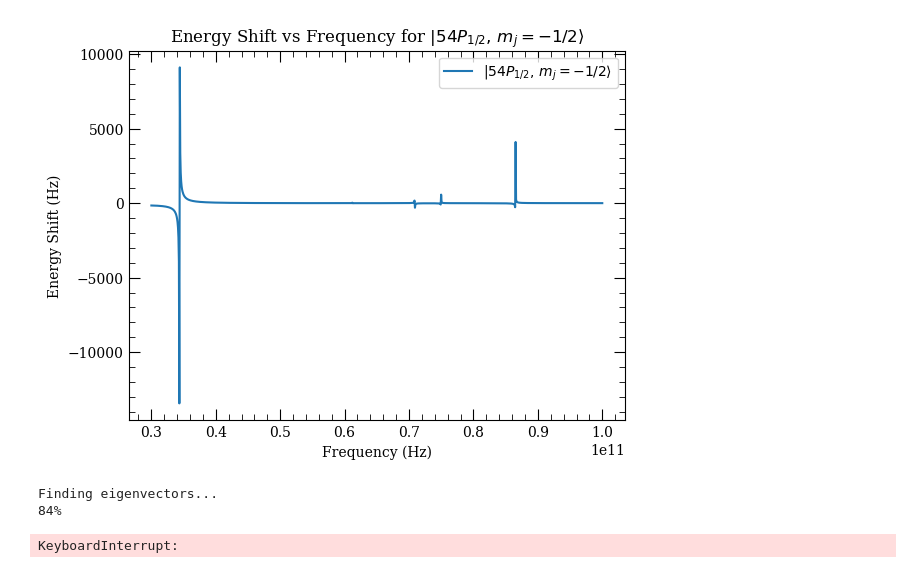
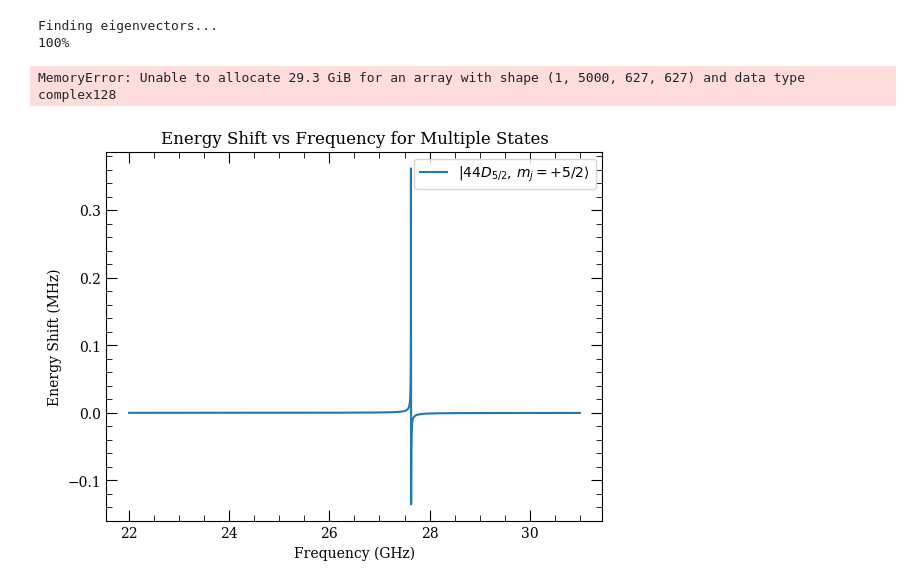
Before and after one commit to AVKGitHub1/rydberg_calcs, a Jupyter notebook: ryd_calcs.ipynb, the cells around one changed output. Cells and saved outputs as stored; diff of their text form; code cells hidden in the pictures.

```diff
--- a/ryd_calcs.ipynb
+++ b/ryd_calcs.ipynb
@@ -29,13 +20,19 @@ Finding eigenvectors...
-# %%
-calc = plotShifts(n, l, j, mj, q, nmin, nmax, lmax, Efield, freqMin, freqMax, numFreqs)
-# %% [output]
-[figure, removed]
 # %%
-state1 = (54, 1, 0.5, -0.5)
-state2 = (52, 2, 1.5, -1.5)
+state1 = (44, 2, 2.5, 2.5)
+state2 = (46, 1, 1.5, 1.5)
 states = [state1, state2]
-calcs = compare_shifts(states, q, nmin, nmax, lmax, Efield, freqMin, freqMax, numFreqs)
+
+nrange=5
+lmax=10
+
+q=0
+Efield=0.1
+freqMin = 22e9
+freqMax = 31e9
+numFreqs = 5000
+calcs = compare_shifts(states, q, nrange, lmax, Efield, freqMin, freqMax, numFreqs, twopiunits=False)
 # %% [output]
 Finding eigenvectors...
-84%
+100%
-KeyboardInterrupt:
+MemoryError: Unable to allocate 29.3 GiB for an array with shape (1, 5000, 627, 627) and data type complex128
+[figure, added]
```
Also changed, not shown: parts of 3 cells of this notebook, 3 other files.
